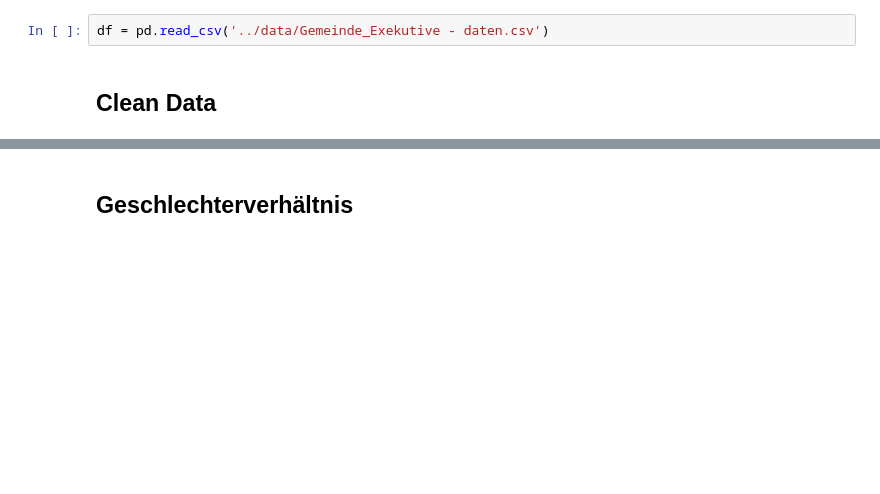
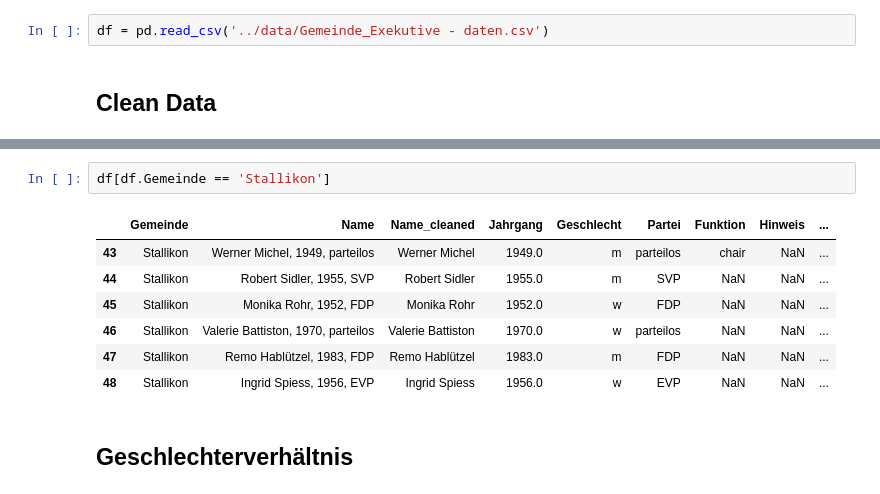
Before and after one commit to simonhuwiler/zh_gemeinderaete, a Jupyter notebook: python/2021_gender.ipynb, the cells around one changed output, grey strips where cells are left out. Drawn from its saved outputs; the diff is of its cells as text; blank space fills up the shorter version.

```diff
--- a/python/2021_gender.ipynb
+++ b/python/2021_gender.ipynb
@@ -18,3 +18,13 @@ Keine Jahrgänge: 18
+# %%
+df[df.Gemeinde == 'Stallikon']
+# %% [output]
+|  | Gemeinde | Name | Name_cleaned | Jahrgang | Geschlecht | Partei | Funktion | Hinweis | ... |
+| 43 | Stallikon | Werner Michel, 1949, parteilos | Werner Michel | 1949.0 | m | parteilos | chair | NaN | ... |
+| 44 | Stallikon | Robert Sidler, 1955, SVP | Robert Sidler | 1955.0 | m | SVP | NaN | NaN | ... |
+| 45 | Stallikon | Monika Rohr, 1952, FDP | Monika Rohr | 1952.0 | w | FDP | NaN | NaN | ... |
+| 46 | Stallikon | Valerie Battiston, 1970, parteilos | Valerie Battiston | 1970.0 | w | parteilos | NaN | NaN | ... |
+| 47 | Stallikon | Remo Hablützel, 1983, FDP | Remo Hablützel | 1983.0 | m | FDP | NaN | NaN | ... |
+| 48 | Stallikon | Ingrid Spiess, 1956, EVP | Ingrid Spiess | 1956.0 | w | EVP | NaN | NaN | ... |
 # %% [markdown]
 ## Geschlechterverhältnis
 # %%
```
Also changed, not shown: parts of 11 cells of this notebook, 9 other files.
